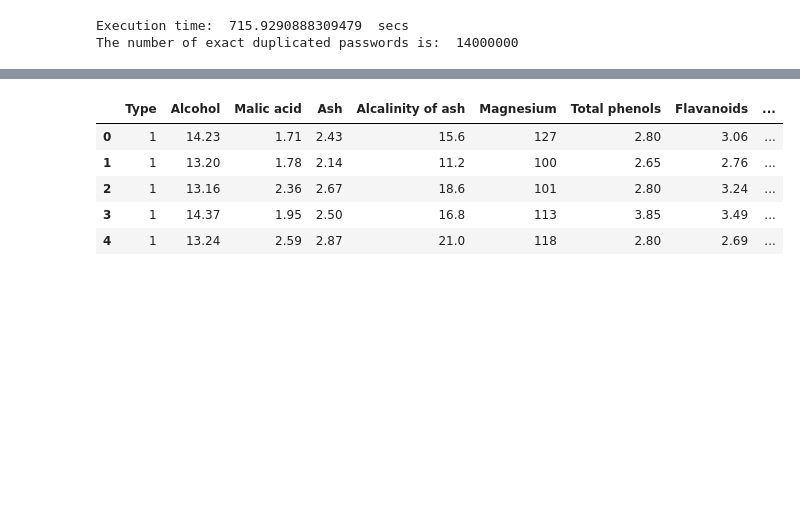
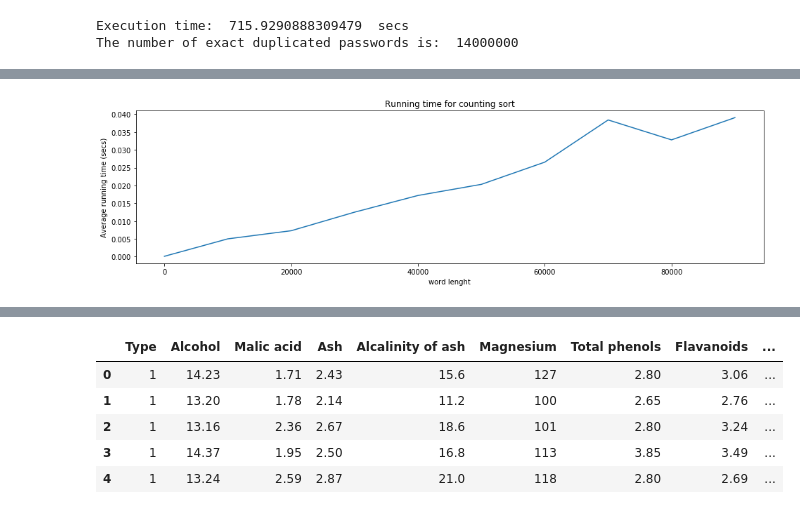
Before and after one commit to MosesDastmard/ADM2019_HW04, a Jupyter notebook: main.ipynb, the cells around one changed output, grey strips where cells are left out. Cells and saved outputs as stored; diff of their text form; code cells hidden in the pictures; blank space fills up the shorter version.

```diff
--- a/main.ipynb
+++ b/main.ipynb
@@ -32,0 +67,4 @@ print(sorted_words_list)
+# %%
+sorting_lib.plot_time_complexity_count_sort()
+# %% [output]
+[figure, added]
```
Also changed, not shown: parts of 20 cells of this notebook, 5 other files.
